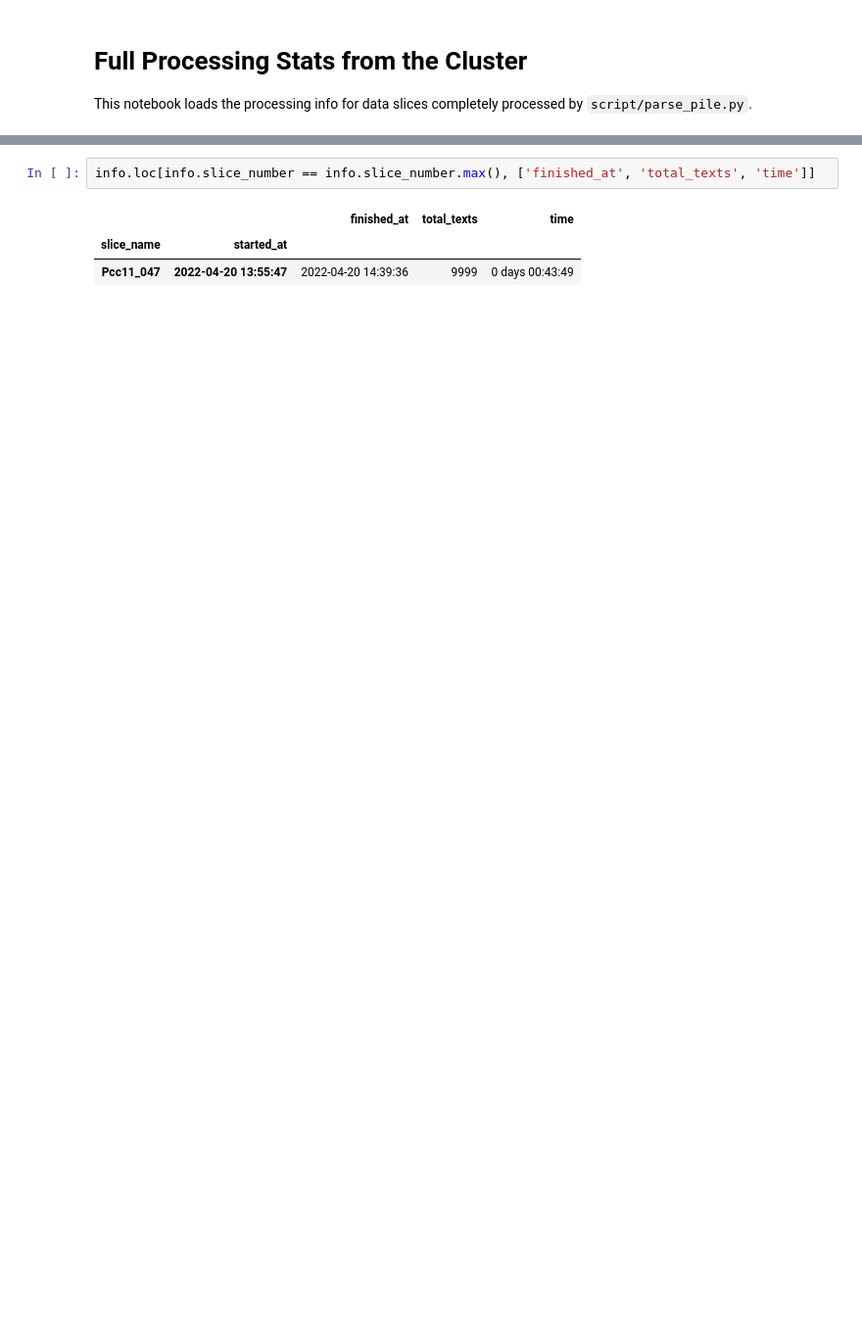
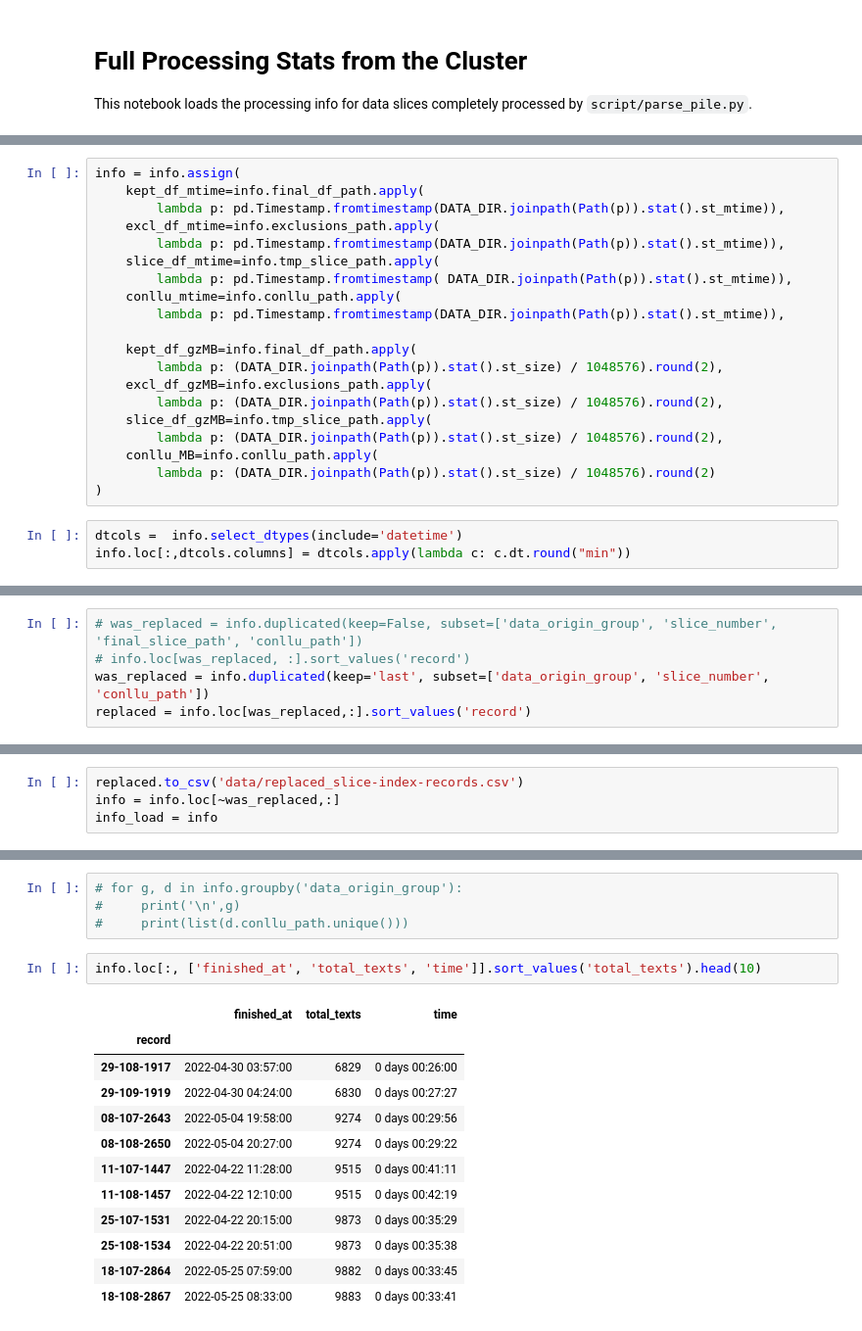
Before and after one commit to MatsRooth/puddin, a Jupyter notebook: notebooks/view_processing-index-csv.ipynb, the cells around one changed output, grey strips where cells are left out. Shown: that part at 98% size. Drawn from its saved outputs; the diff is of its cells as text; blank space fills up the shorter version.

```diff
--- a/notebooks/view_processing-index-csv.ipynb
+++ b/notebooks/view_processing-index-csv.ipynb
@@ -24,0 +38,23 @@ info = info.set_index(['slice_name','started_at'])
+# %%
+info = info.assign(
+    kept_df_mtime=info.final_df_path.apply(
+        lambda p: pd.Timestamp.fromtimestamp(DATA_DIR.joinpath(Path(p)).stat().st_mtime)),
+    excl_df_mtime=info.exclusions_path.apply(
+        lambda p: pd.Timestamp.fromtimestamp(DATA_DIR.joinpath(Path(p)).stat().st_mtime)),
+    slice_df_mtime=info.tmp_slice_path.apply(
+        lambda p: pd.Timestamp.fromtimestamp( DATA_DIR.joinpath(Path(p)).stat().st_mtime)),
+    conllu_mtime=info.conllu_path.apply(
+        lambda p: pd.Timestamp.fromtimestamp(DATA_DIR.joinpath(Path(p)).stat().st_mtime)),
+
+    kept_df_gzMB=info.final_df_path.apply(
+        lambda p: (DATA_DIR.joinpath(Path(p)).stat().st_size) / 1048576).round(2),
+    excl_df_gzMB=info.exclusions_path.apply(
+        lambda p: (DATA_DIR.joinpath(Path(p)).stat().st_size) / 1048576).round(2),
+    slice_df_gzMB=info.tmp_slice_path.apply(
+        lambda p: (DATA_DIR.joinpath(Path(p)).stat().st_size) / 1048576).round(2),
+    conllu_MB=info.conllu_path.apply(
+        lambda p: (DATA_DIR.joinpath(Path(p)).stat().st_size) / 1048576).round(2)
+)
+# %%
+dtcols =  info.select_dtypes(include='datetime')
+info.loc[:,dtcols.columns] = dtcols.apply(lambda c: c.dt.round("min"))
@@ -24,0 +72,5 @@ info = info.set_index(['slice_name','started_at'])
+# %%
+# was_replaced = info.duplicated(keep=False, subset=['data_origin_group', 'slice_number', 'final_slice_path', 'conllu_path'])
+# info.loc[was_replaced, :].sort_values('record')
+was_replaced = info.duplicated(keep='last', subset=['data_origin_group', 'slice_number', 'conllu_path'])
+replaced = info.loc[was_replaced,:].sort_values('record')
@@ -24,0 +79,4 @@ info = info.set_index(['slice_name','started_at'])
+# %%
+replaced.to_csv('data/replaced_slice-index-records.csv')
+info = info.loc[~was_replaced,:]
+info_load = info
@@ -64,6 +154,19 @@ Length: 38, dtype: string
+# %%
+# for g, d in info.groupby('data_origin_group'):
+#     print('\n',g)
+#     print(list(d.conllu_path.unique()))
 # %%
-info.loc[info.slice_number == info.slice_number.max(), ['finished_at', 'total_texts', 'time']]
+info.loc[:, ['finished_at', 'total_texts', 'time']].sort_values('total_texts').head(10)
 # %% [output]
-|  |  | finished_at | total_texts | time |
-| slice_name | started_at |  |  |  |
-| Pcc11_047 | 2022-04-20 13:55:47 | 2022-04-20 14:39:36 | 9999 | 0 days 00:43:49 |
+|  | finished_at | total_texts | time |
+| record |  |  |  |
+| 29-108-1917 | 2022-04-30 03:57:00 | 6829 | 0 days 00:26:00 |
+| 29-109-1919 | 2022-04-30 04:24:00 | 6830 | 0 days 00:27:27 |
+| 08-107-2643 | 2022-05-04 19:58:00 | 9274 | 0 days 00:29:56 |
+| 08-108-2650 | 2022-05-04 20:27:00 | 9274 | 0 days 00:29:22 |
+| 11-107-1447 | 2022-04-22 11:28:00 | 9515 | 0 days 00:41:11 |
+| 11-108-1457 | 2022-04-22 12:10:00 | 9515 | 0 days 00:42:19 |
+| 25-107-1531 | 2022-04-22 20:15:00 | 9873 | 0 days 00:35:29 |
+| 25-108-1534 | 2022-04-22 20:51:00 | 9873 | 0 days 00:35:38 |
+| 18-107-2864 | 2022-05-25 07:59:00 | 9882 | 0 days 00:33:45 |
+| 18-108-2867 | 2022-05-25 08:33:00 | 9883 | 0 days 00:33:41 |
```
Also changed, not shown: parts of 16 cells of this notebook, 6 other files.
